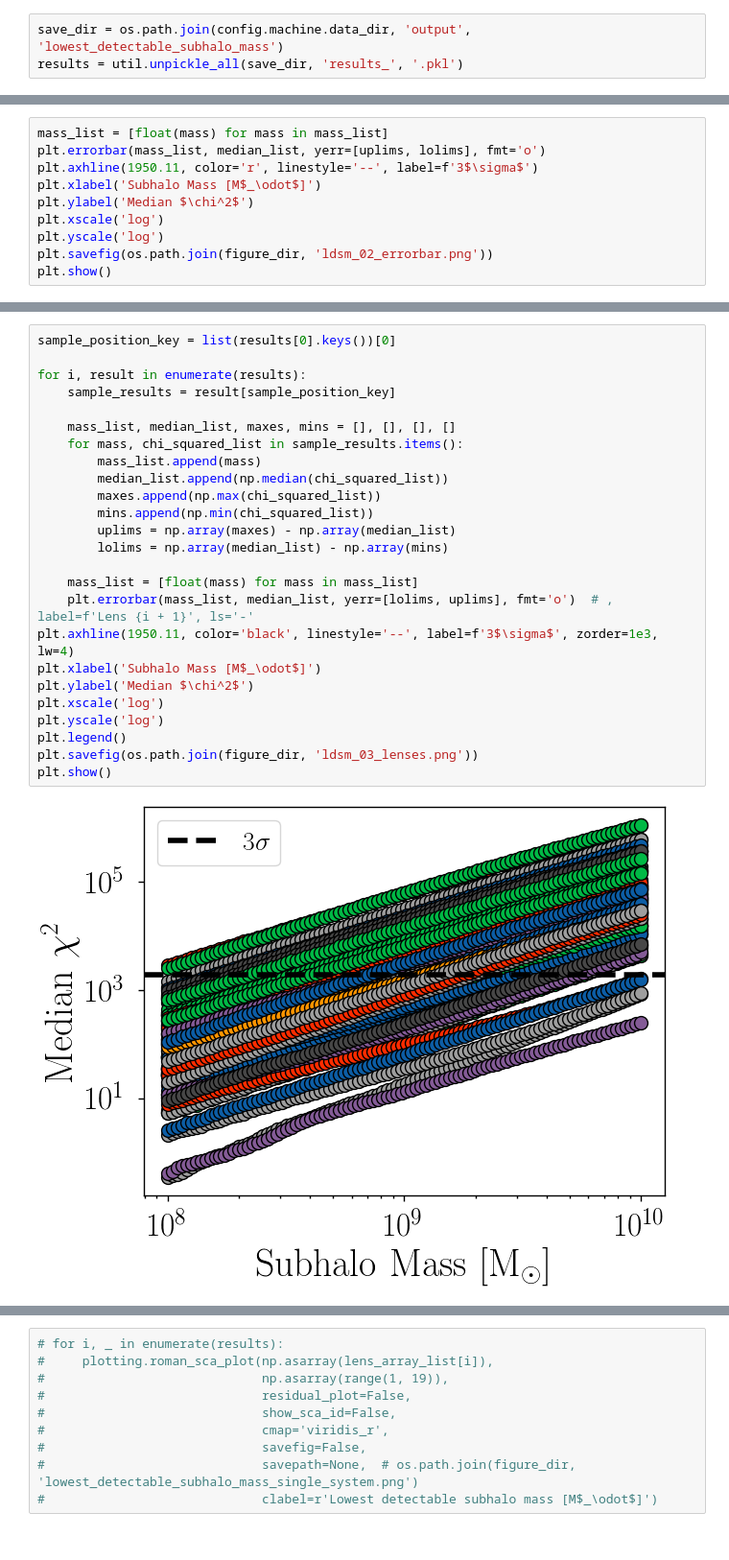
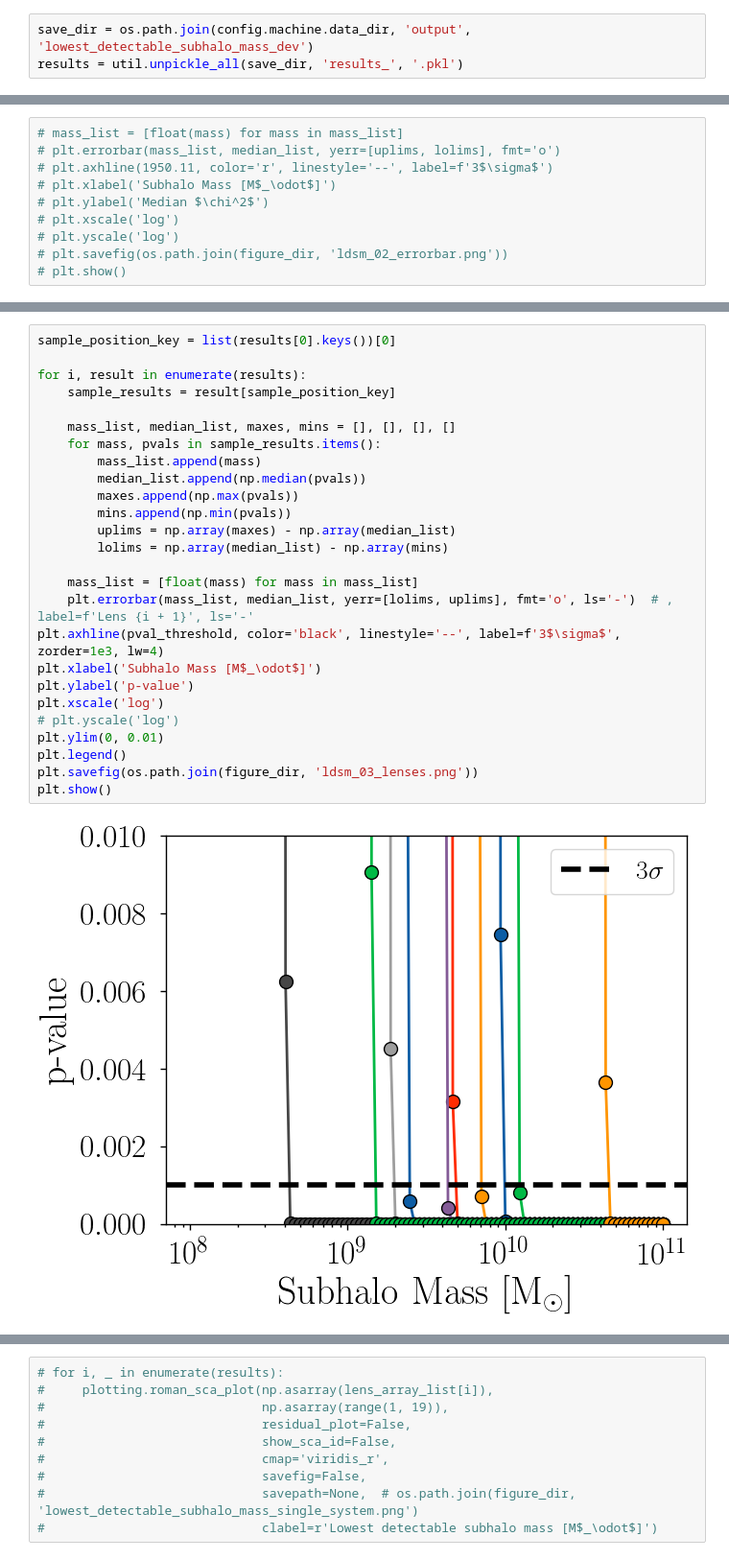
Before and after one commit to AstroMusers/mejiro, a Jupyter notebook: paper/figure_notebooks/lowest_detectable_subhalo_mass.ipynb, the cells around one changed output, grey strips where cells are left out. Shown: that part at 96% size. Saved outputs shown, nothing was run; the diff lists cells and outputs as text.

Commit message:
lowest detectable subhalo mass masked

```diff
--- a/paper/figure_notebooks/lowest_detectable_subhalo_mass.ipynb
+++ b/paper/figure_notebooks/lowest_detectable_subhalo_mass.ipynb
@@ -43,7 +44,7 @@ from mejiro.utils import util
 from mejiro.helpers import gs
 from mejiro.instruments.roman import Roman
 # %%
-save_dir = os.path.join(config.machine.data_dir, 'output', 'lowest_detectable_subhalo_mass')
+save_dir = os.path.join(config.machine.data_dir, 'output', 'lowest_detectable_subhalo_mass_dev')
 results = util.unpickle_all(save_dir, 'results_', '.pkl')
 # %%
 pprint(results[0].keys())
@@ -95,10 +80,10 @@ chi2: 1950.11, pval: 1.00e-03
 # %%
-mass_list = [float(mass) for mass in mass_list]
-plt.errorbar(mass_list, median_list, yerr=[uplims, lolims], fmt='o')
-plt.axhline(1950.11, color='r', linestyle='--', label=f'3$\sigma$')
-plt.xlabel('Subhalo Mass [M$_\odot$]')
-plt.ylabel('Median $\chi^2$')
-plt.xscale('log')
-plt.yscale('log')
-plt.savefig(os.path.join(figure_dir, 'ldsm_02_errorbar.png'))
-plt.show()
+# mass_list = [float(mass) for mass in mass_list]
+# plt.errorbar(mass_list, median_list, yerr=[uplims, lolims], fmt='o')
+# plt.axhline(1950.11, color='r', linestyle='--', label=f'3$\sigma$')
+# plt.xlabel('Subhalo Mass [M$_\odot$]')
+# plt.ylabel('Median $\chi^2$')
+# plt.xscale('log')
+# plt.yscale('log')
+# plt.savefig(os.path.join(figure_dir, 'ldsm_02_errorbar.png'))
+# plt.show()
@@ -107,27 +90,28 @@ plt.show()
 # %%
 sample_position_key = list(results[0].keys())[0]
 
 for i, result in enumerate(results):
     sample_results = result[sample_position_key]
 
     mass_list, median_list, maxes, mins = [], [], [], []
-    for mass, chi_squared_list in sample_results.items():
+    for mass, pvals in sample_results.items():
         mass_list.append(mass)
-        median_list.append(np.median(chi_squared_list))
-        maxes.append(np.max(chi_squared_list))
-        mins.append(np.min(chi_squared_list))
+        median_list.append(np.median(pvals))
+        maxes.append(np.max(pvals))
+        mins.append(np.min(pvals))
         uplims = np.array(maxes) - np.array(median_list)
         lolims = np.array(median_list) - np.array(mins)
 
     mass_list = [float(mass) for mass in mass_list]
-    plt.errorbar(mass_list, median_list, yerr=[lolims, uplims], fmt='o')  # , label=f'Lens {i + 1}', ls='-'
-plt.axhline(1950.11, color='black', linestyle='--', label=f'3$\sigma$', zorder=1e3, lw=4)
+    plt.errorbar(mass_list, median_list, yerr=[lolims, uplims], fmt='o', ls='-')  # , label=f'Lens {i + 1}', ls='-'
+plt.axhline(pval_threshold, color='black', linestyle='--', label=f'3$\sigma$', zorder=1e3, lw=4)
 plt.xlabel('Subhalo Mass [M$_\odot$]')
-plt.ylabel('Median $\chi^2$')
+plt.ylabel('p-value')
 plt.xscale('log')
-plt.yscale('log')
+# plt.yscale('log')
+plt.ylim(0, 0.01)
 plt.legend()
 plt.savefig(os.path.join(figure_dir, 'ldsm_03_lenses.png'))
 plt.show()
 # %% [output]
-[figure, old version]
+[figure, new version]
```
Also changed, not shown: parts of 10 cells of this notebook, 14 other files.
